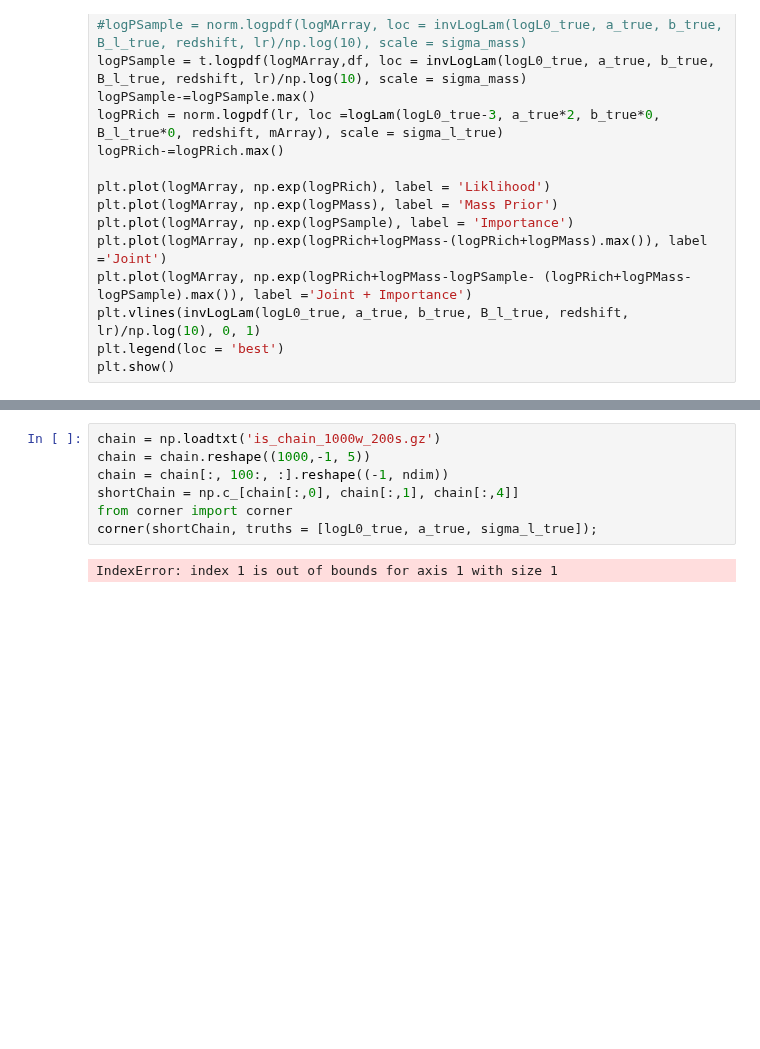
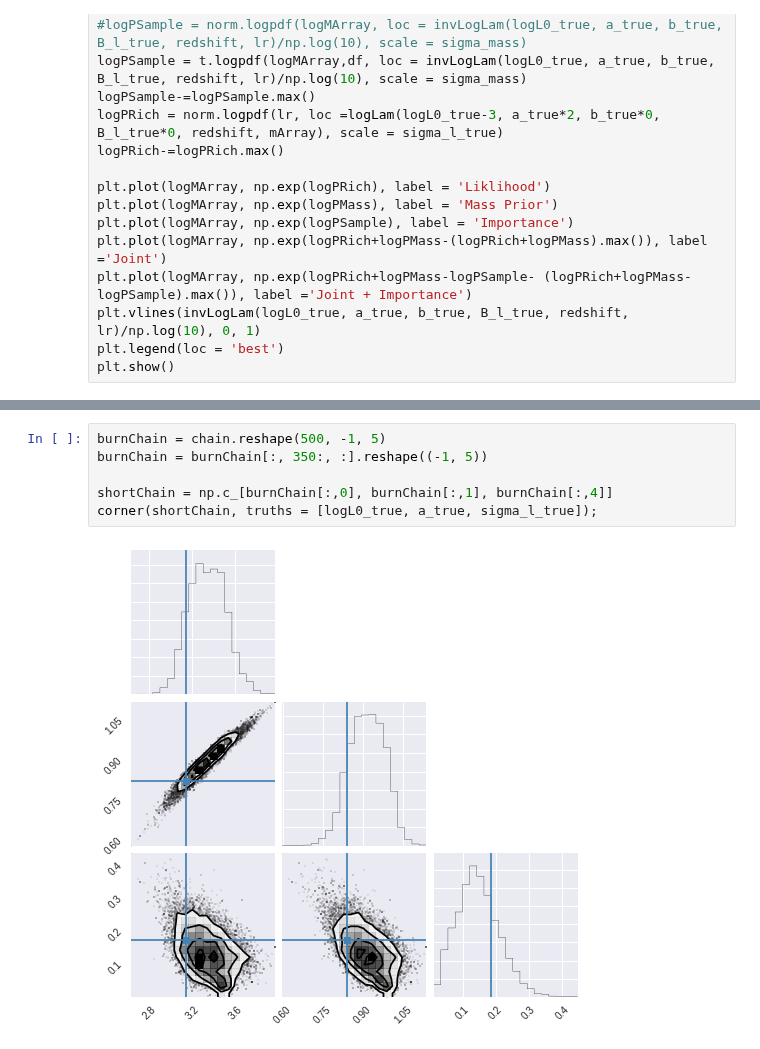
Before and after one commit to Ravirajadrangi/ClusterMassInference, a Jupyter notebook: Importance Sampling Debugging.ipynb, the cells around one changed output, grey strips where cells are left out. Saved outputs shown, nothing was run; the diff lists cells and outputs as text; blank space fills up the shorter version.

```diff
--- a/Importance Sampling Debugging.ipynb
+++ b/Importance Sampling Debugging.ipynb
@@ -261,9 +259,8 @@ corner(shortChain, truths = [logL0_true, a_true, sigma_l_true]);
 # %%
-chain = np.loadtxt('is_chain_1000w_200s.gz')
-chain = chain.reshape((1000,-1, 5))
-chain = chain[:, 100:, :].reshape((-1, ndim))
-shortChain = np.c_[chain[:,0], chain[:,1], chain[:,4]]
-from corner import corner
+burnChain = chain.reshape(500, -1, 5)
+burnChain = burnChain[:, 350:, :].reshape((-1, 5))
+
+shortChain = np.c_[burnChain[:,0], burnChain[:,1], burnChain[:,4]]
 corner(shortChain, truths = [logL0_true, a_true, sigma_l_true]);
 # %% [output]
-IndexError: index 1 is out of bounds for axis 1 with size 1
+[figure, added]
```
Also changed, not shown: parts of 6 cells of this notebook, 2 other files.
